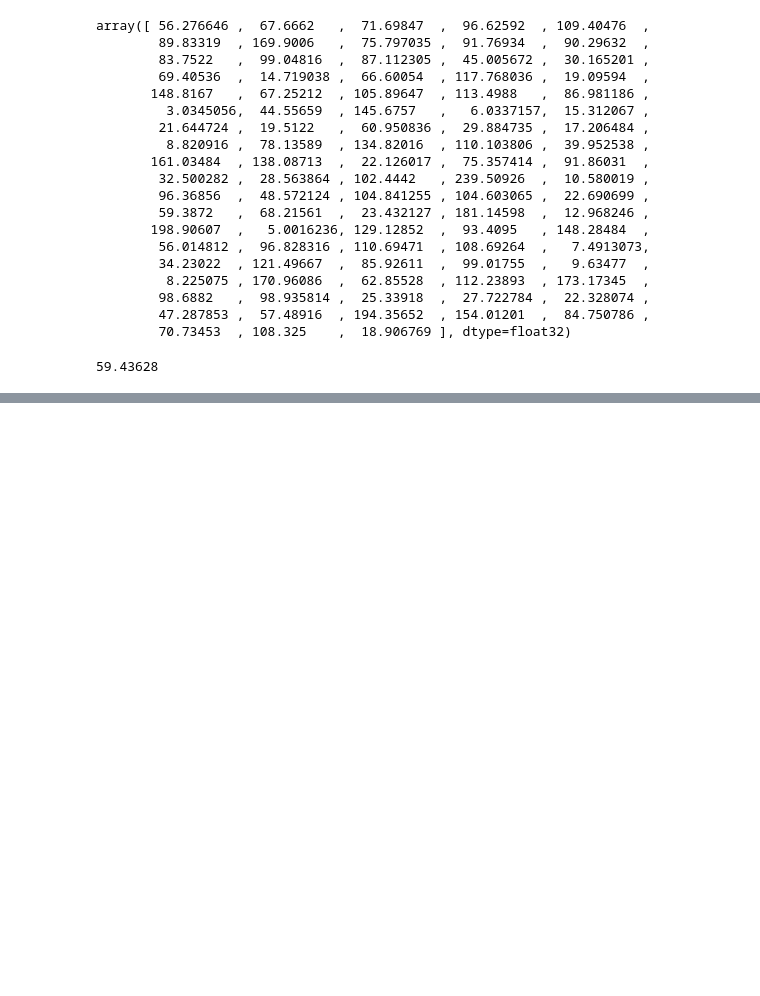
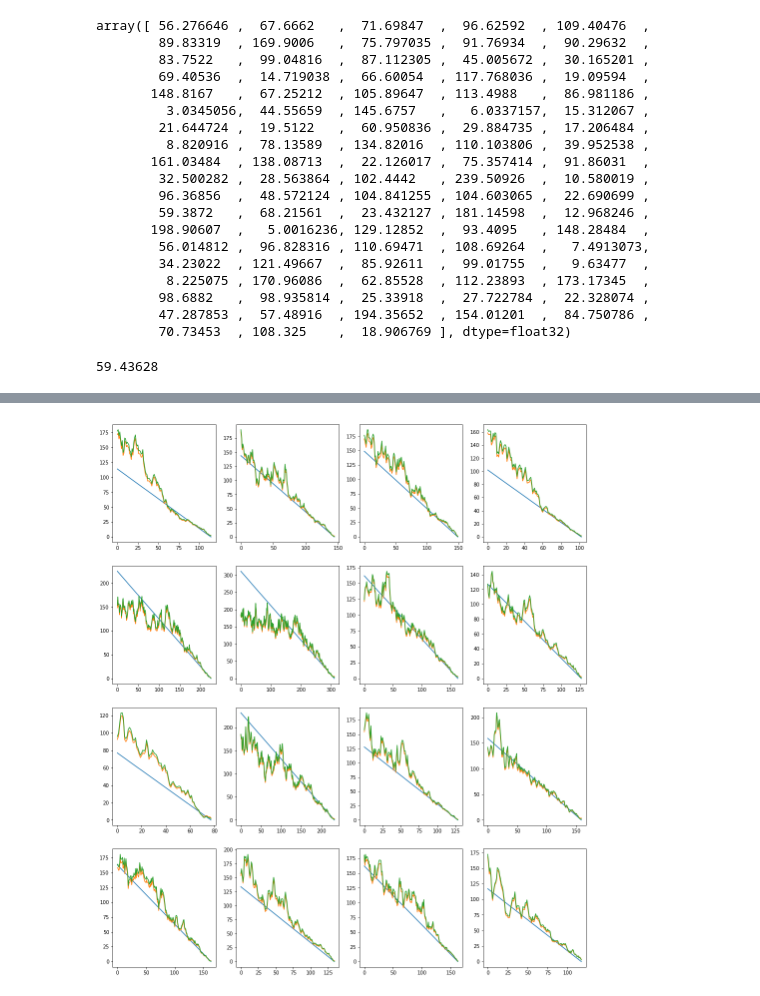
Before and after one commit to Manelmc/rnn-time-to-event, a Jupyter notebook: Turbofan Engine/predictive-maintenance-turbofan-engine.ipynb, the cells around one changed output, grey strips where cells are left out. Drawn from its saved outputs; the diff is of its cells as text; code cells hidden in the pictures; blank space fills up the shorter version.

```diff
--- a/Turbofan Engine/predictive-maintenance-turbofan-engine.ipynb
+++ b/Turbofan Engine/predictive-maintenance-turbofan-engine.ipynb
@@ -931,0 +1028,19 @@ K.eval( K.print_tensor(mse_wtte_keras(K.variable(train_Y_wtte), K.variable(model
+# %%
+%matplotlib inline
+
+fig = plt.figure()
+n_cols=4
+i = 1
+for id,lot in lot_sample:
+    ax = fig.add_subplot(sample_size/n_cols,n_cols,i)
+    plt.plot(lot)
+    y_pred = model.predict(np.array(seq_gen[id]))
+    plt.plot([mean_weibull(alpha, beta) for beta, alpha in y_pred])
+    plt.plot([mode_weibull(alpha, beta) for beta, alpha in y_pred])
+    i += 1
+
+plt.gcf().set_size_inches((17,5*sample_size/n_cols))
+# plt.grid(True)
+plt.show()
+# %% [output]
+[figure, added]
```
Also changed, not shown: parts of 36 cells of this notebook, 11 other files.
